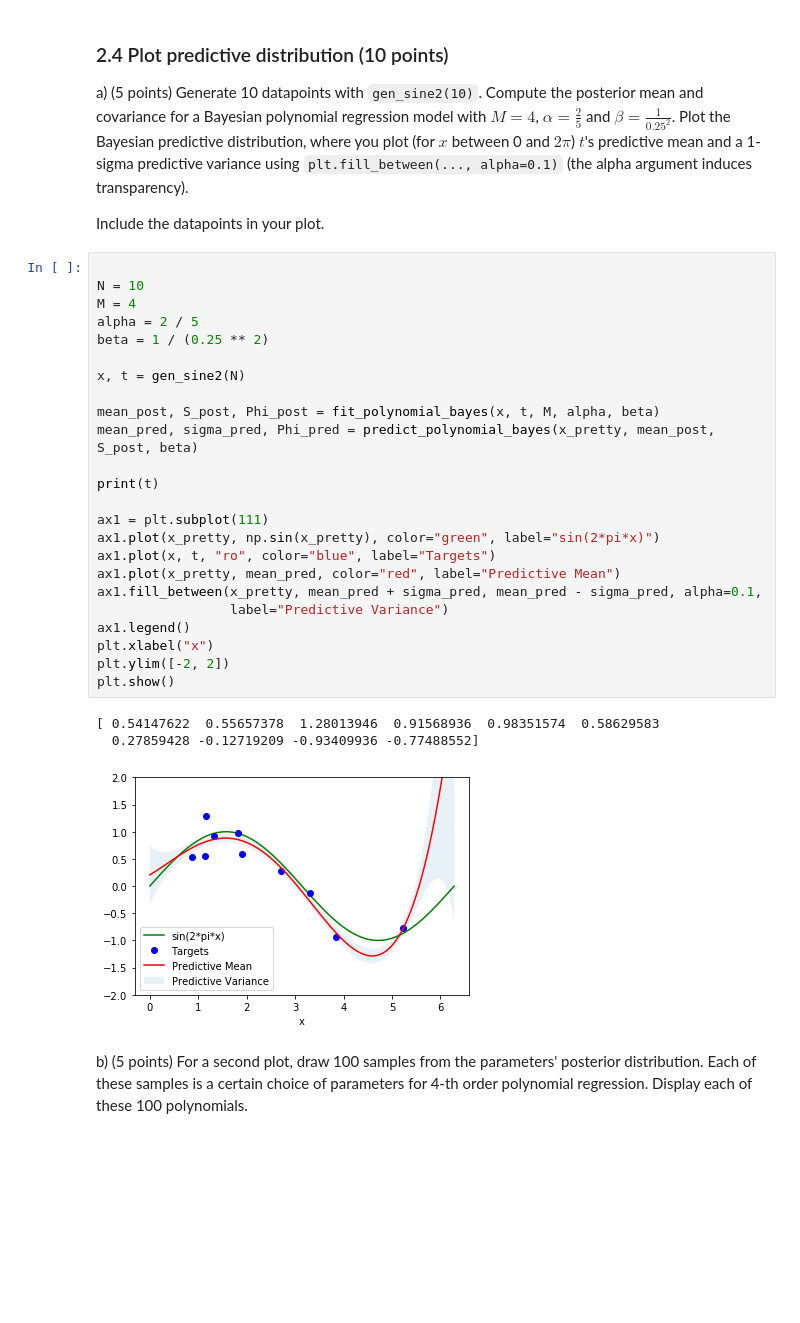
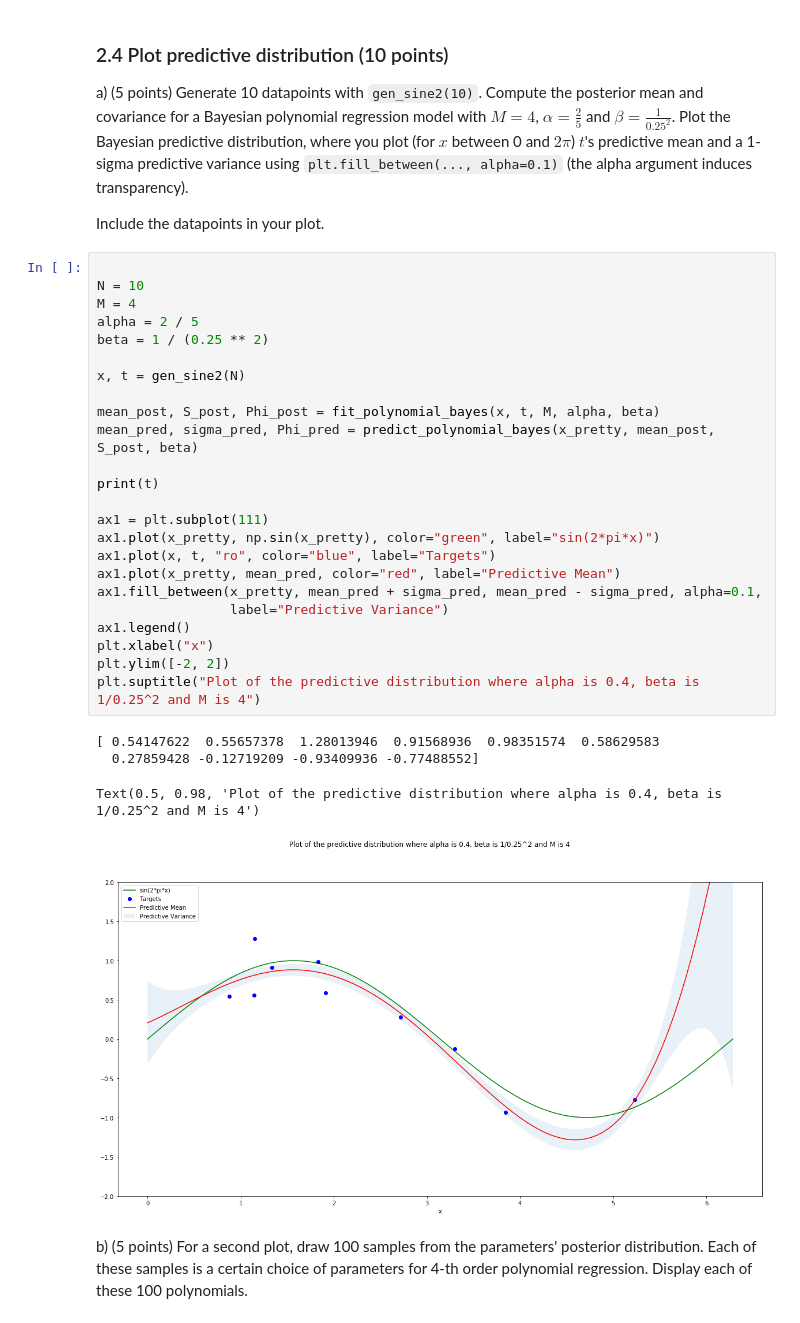
Before and after one commit to woutster/ml1, a Jupyter notebook: 10749586_12385913_lab1.ipynb, the cells around one changed output. Cells and saved outputs as stored; diff of their text form; blank space fills up the shorter version.

```diff
--- a/10749586_12385913_lab1.ipynb
+++ b/10749586_12385913_lab1.ipynb
@@ -494,31 +496,32 @@ Include the datapoints in your plot.
 # %%
 
 N = 10
 M = 4
 alpha = 2 / 5
 beta = 1 / (0.25 ** 2)
 
 x, t = gen_sine2(N)
 
 mean_post, S_post, Phi_post = fit_polynomial_bayes(x, t, M, alpha, beta)
 mean_pred, sigma_pred, Phi_pred = predict_polynomial_bayes(x_pretty, mean_post, S_post, beta)
 
 print(t)
 
 ax1 = plt.subplot(111)
 ax1.plot(x_pretty, np.sin(x_pretty), color="green", label="sin(2*pi*x)")
 ax1.plot(x, t, "ro", color="blue", label="Targets")
 ax1.plot(x_pretty, mean_pred, color="red", label="Predictive Mean")
 ax1.fill_between(x_pretty, mean_pred + sigma_pred, mean_pred - sigma_pred, alpha=0.1,
                  label="Predictive Variance")
 ax1.legend()
 plt.xlabel("x")
 plt.ylim([-2, 2])
-plt.show()
+plt.suptitle("Plot of the predictive distribution where alpha is 0.4, beta is 1/0.25^2 and M is 4")
 # %% [output]
 [ 0.54147622  0.55657378  1.28013946  0.91568936  0.98351574  0.58629583
   0.27859428 -0.12719209 -0.93409936 -0.77488552]
+Text(0.5, 0.98, 'Plot of the predictive distribution where alpha is 0.4, beta is 1/0.25^2 and M is 4')
-[figure, old version]
+[figure, new version]
 # %% [markdown]
 b) (5 points) For a second plot, draw 100 samples from the parameters' posterior distribution. Each of these samples is a certain choice of parameters for 4-th order polynomial regression.
 Display each of these 100 polynomials.
```
Also changed, not shown: parts of 4 cells of this notebook, 2 other files.
